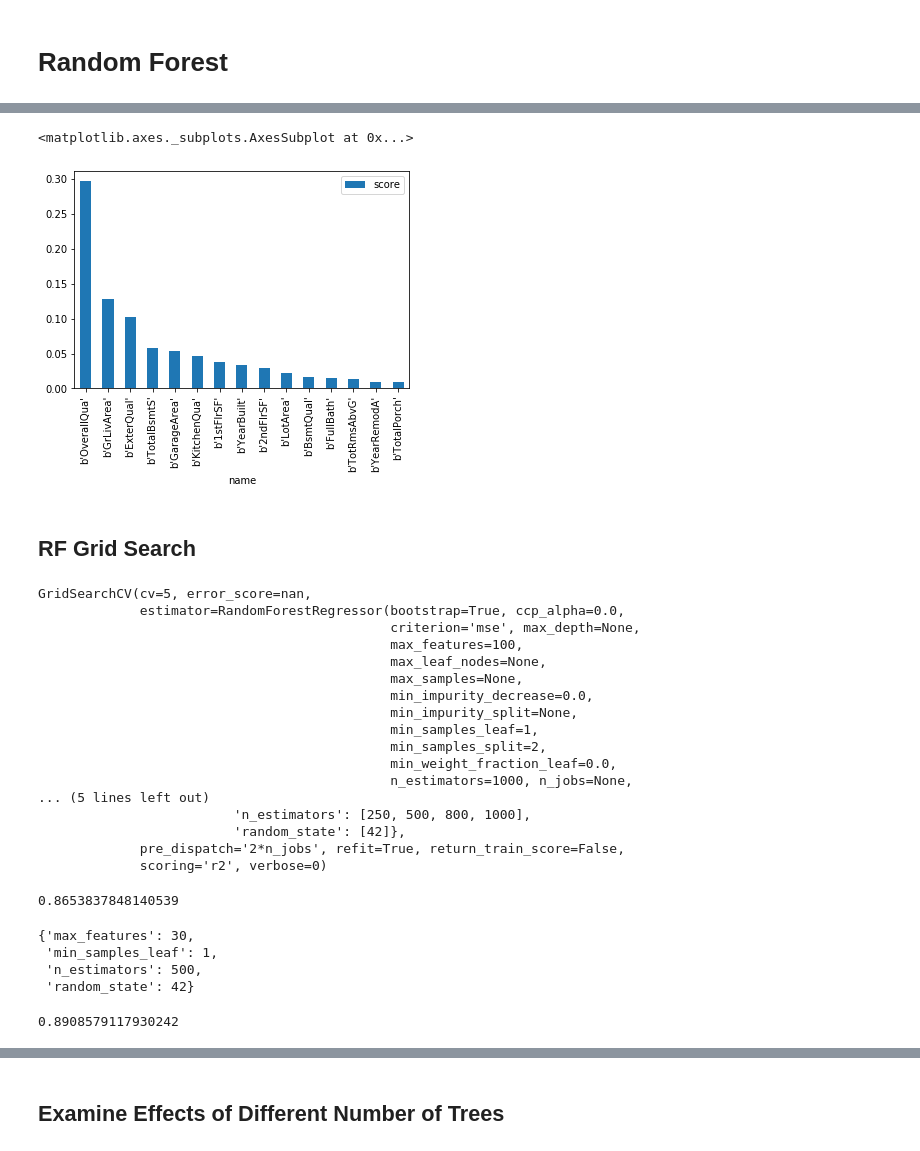
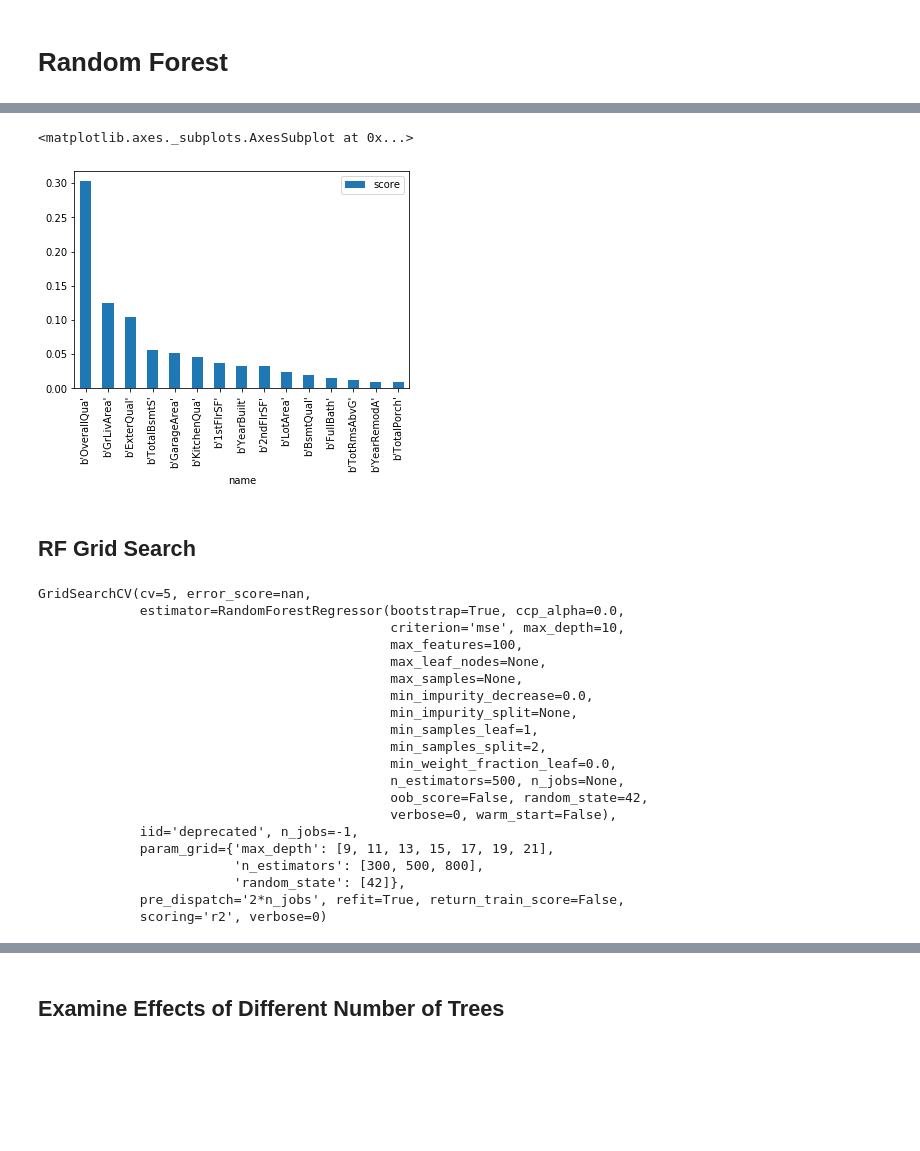
Before and after one commit to alexandertin/HousingML, a Jupyter notebook: Tori/Data_Cleaning_vlowery.ipynb, the cells around one changed output, grey strips where cells are left out. Saved outputs shown, nothing was run; the diff lists cells and outputs as text; code cells hidden in the pictures; blank space fills up the shorter version.

```diff
--- a/Tori/Data_Cleaning_vlowery.ipynb
+++ b/Tori/Data_Cleaning_vlowery.ipynb
@@ -98,4 +129,0 @@ X_train, X_test, y_train, y_test = train_test_split(X2, y, test_size=0.2, random
-# %%
-randomForest.set_params(random_state=42, n_estimators=500, max_features=100, oob_score=True)
-randomForest.fit(X_train, y_train) # fit
-randomForest.score(X_train, y_train) # accuracy
@@ -111,0 +130,35 @@ randomForest.oob_score_
+# %%
+randomForest.set_params(random_state=42, n_estimators=500, max_features=100, max_depth=10)
+
+# Use selected columns
+use_columns = ["MSSubClass", "MSZoning", "LotFrontage", "Alley", "Utilities", "Neighborhood", "Condition1",
+              "BldgType", "OverallQual", "OverallCond", "YearBuilt", "YearRemodAdd", "Exterior1st", "ExterCond",
+              "BsmtExposure", "TotalBsmtSF", "Heating", "HeatingQC", "CentralAir", "1stFlrSF", "2ndFlrSF",
+               "Fireplaces", "KitchenAbvGr", "KitchenQual", "FireplaceQu", "GarageType", "GarageArea", "GarageQual",
+              "SaleType", "SaleCondition", "TotalPorchSqft"]
+X = pd.get_dummies(houses[use_columns], drop_first=True, dummy_na=True)
+y = houses['SalePrice']
+X_train, X_test, y_train, y_test = train_test_split(X, y, test_size=0.2, random_state=42)
+randomForest.fit(X_train, y_train)
+print("The train score using selected columns is: ", randomForest.score(X_train, y_train))
+print("The test score using selected columns is: ", randomForest.score(X_test, y_test), "\n")
+
+# Selected columns with log house price
+y2 = np.log(houses['SalePrice'])
+X_train, X_test, y_train, y_test = train_test_split(X, y2, test_size=0.2, random_state=42)
+randomForest.fit(X_train, y_train)
+print("The train score using selected columns and log sale price is: ", randomForest.score(X_train, y_train))
+print("The test score using selected columns and log sale price is: ", randomForest.score(X_test, y_test), "\n")
+
+# use all columns
+X = pd.get_dummies(houses.drop(["SalePrice"], axis=1), drop_first=True, dummy_na=True)
+X_train, X_test, y_train, y_test = train_test_split(X, y, test_size=0.2, random_state=42)
+randomForest.fit(X_train, y_train)
+print("The train score using all columns is: ", randomForest.score(X_train, y_train))
+print("The test score using all columns is: ", randomForest.score(X_test, y_test), "\n")
+
+# All columns and with log price
+X_train, X_test, y_train, y_test = train_test_split(X, y2, test_size=0.2, random_state=42)
+randomForest.fit(X_train, y_train)
+print("The train score using all columns and log sale price is: ", randomForest.score(X_train, y_train))
+print("The test score using all columns and log sale price is: ", randomForest.score(X_test, y_test))
@@ -112,28 +179,31 @@ randomForest.oob_score_
 # %%
+# Using the best combination found above:
+X = pd.get_dummies(houses.drop(["SalePrice"], axis=1), drop_first=True, dummy_na=True)
+X_train, X_test, y_train, y_test = train_test_split(X, y, test_size=0.2, random_state=42)
+randomForest.fit(X_train, y_train)
+
 feature_importance = list(zip(X_train.columns, randomForest.feature_importances_))
 dtype = [('feature', 'S10'), ('importance', 'float')]
 feature_importance = np.array(feature_importance, dtype=dtype)
 feature_sort = np.sort(feature_importance, order='importance')[::-1]
 name, score = zip(*list(feature_sort))
 pd.DataFrame({'name':name,'score':score})[:15].plot.bar(x='name', y='score')
 # %% [output]
 <matplotlib.axes._subplots.AxesSubplot at 0x...>
-[figure, old version]
+[figure, new version]
 # %% [markdown]
 ## RF Grid Search
 # %%
-from sklearn.model_selection import GridSearchCV
 grid_para_forest = {
-    "n_estimators": [250, 500, 800, 1000],
-    "min_samples_leaf": range(1, 20, 2),
-    "max_features": np.linspace(start=2, stop=30, num=15, dtype=int),
+    "n_estimators": [300, 500, 800],
+    "max_depth": list(range(9, 22, 2)),
     "random_state": [42]}
 grid_search_forest = GridSearchCV(randomForest, grid_para_forest, scoring='r2', cv=5, n_jobs=-1)
 grid_search_forest.fit(X_train, y_train)
 # %% [output]
 GridSearchCV(cv=5, error_score=nan,
              estimator=RandomForestRegressor(bootstrap=True, ccp_alpha=0.0,
-                                             criterion='mse', max_depth=None,
+                                             criterion='mse', max_depth=10,
                                              max_features=100,
                                              max_leaf_nodes=None,
                                              max_samples=None,
@@ -142,25 +212,12 @@ GridSearchCV(cv=5, error_score=nan,
                                              min_samples_leaf=1,
                                              min_samples_split=2,
                                              min_weight_fraction_leaf=0.0,
-                                             n_estimators=1000, n_jobs=None,
-... (5 lines left out)
-                         'n_estimators': [250, 500, 800, 1000],
+                                             n_estimators=500, n_jobs=None,
+                                             oob_score=False, random_state=42,
+                                             verbose=0, warm_start=False),
+             iid='deprecated', n_jobs=-1,
+             param_grid={'max_depth': [9, 11, 13, 15, 17, 19, 21],
+                         'n_estimators': [300, 500, 800],
                          'random_state': [42]},
              pre_dispatch='2*n_jobs', refit=True, return_train_score=False,
              scoring='r2', verbose=0)
-# %%
-grid_search_forest.best_score_
-# %% [output]
-0.8653837848140539
-# %%
-grid_search_forest.best_params_
-# %% [output]
-{'max_features': 30,
- 'min_samples_leaf': 1,
- 'n_estimators': 500,
- 'random_state': 42}
-# %%
-grid_search_forest.score(X_train, y_train)
-grid_search_forest.score(X_test, y_test)
-# %% [output]
-0.8908579117930242
```
Also changed, not shown: parts of 32 cells of this notebook.
